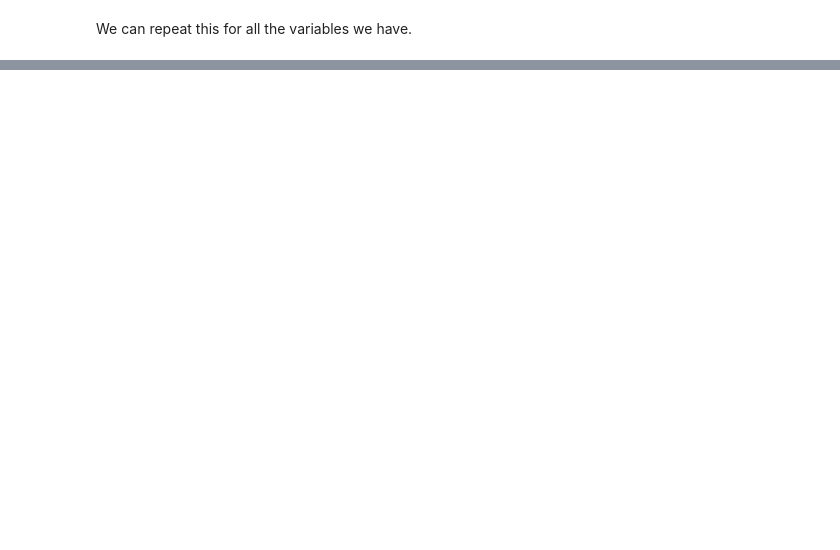
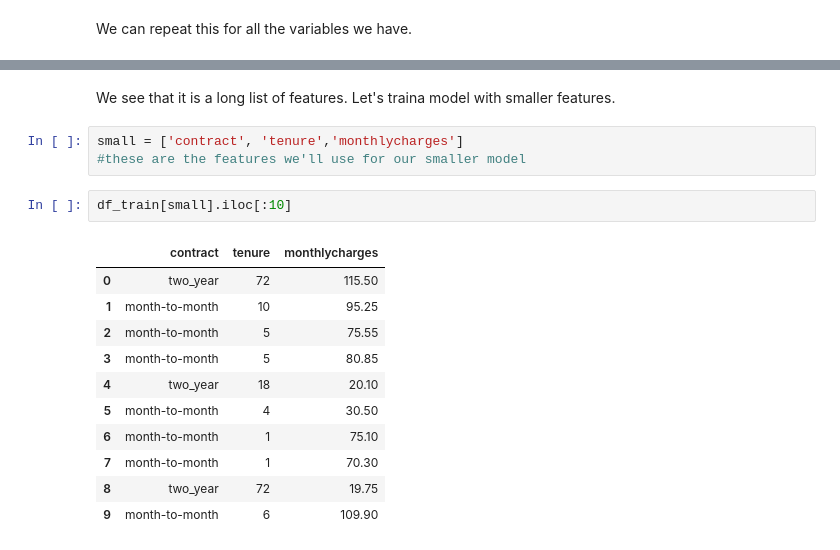
Before and after one commit to bhasarma/mlcoursezoom-camp, a Jupyter notebook: WK03-classification/WK03-classification-notebook.ipynb, the cells around one changed output, grey strips where cells are left out. Cells and saved outputs as stored; diff of their text form; blank space fills up the shorter version.

```diff
--- a/WK03-classification/WK03-classification-notebook.ipynb
+++ b/WK03-classification/WK03-classification-notebook.ipynb
@@ -340,0 +1295,19 @@ df_group
+# %% [markdown]
+We see that it is a long list of features. Let's traina model with smaller features.
+# %%
+small = ['contract', 'tenure','monthlycharges']
+#these are the features we'll use for our smaller model
+# %%
+df_train[small].iloc[:10]
+# %% [output]
+|  | contract | tenure | monthlycharges |
+| 0 | two_year | 72 | 115.50 |
+| 1 | month-to-month | 10 | 95.25 |
+| 2 | month-to-month | 5 | 75.55 |
+| 3 | month-to-month | 5 | 80.85 |
+| 4 | two_year | 18 | 20.10 |
+| 5 | month-to-month | 4 | 30.50 |
+| 6 | month-to-month | 1 | 75.10 |
+| 7 | month-to-month | 1 | 70.30 |
+| 8 | two_year | 72 | 19.75 |
+| 9 | month-to-month | 6 | 109.90 |
```
Also changed, not shown: parts of 213 cells of this notebook.
